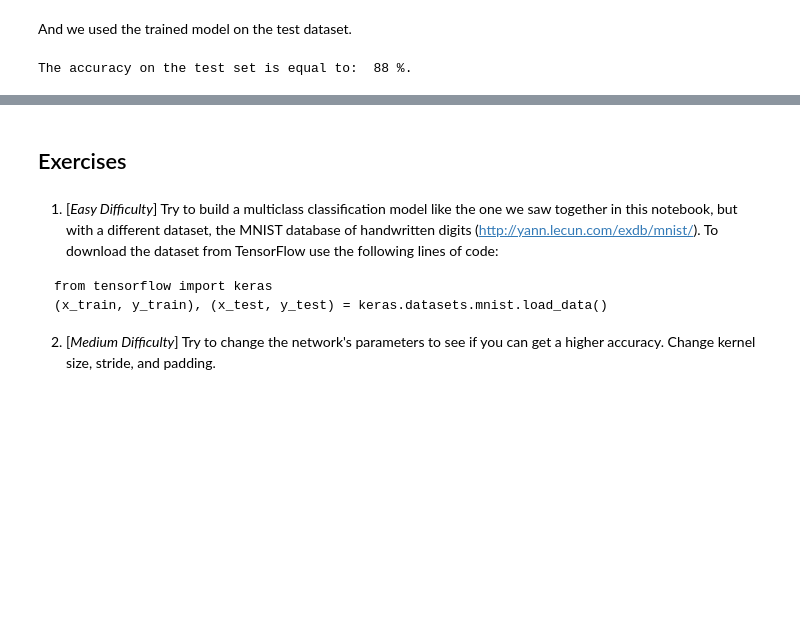
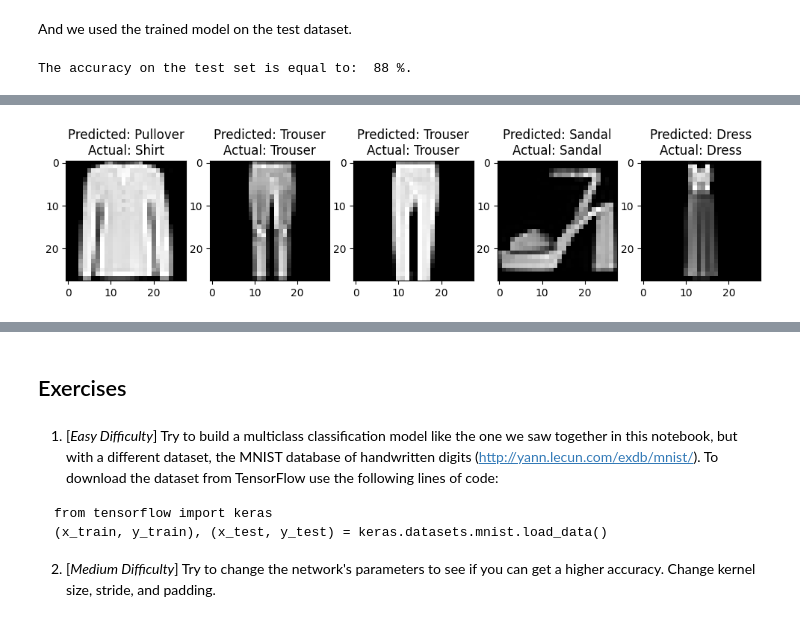
Before and after one commit to Coin-Seeds/HSLU-CASML2-Deep_Learning, a Jupyter notebook: COMPUTER-VISION/0002_multiclass_classification_with_convolutional_neural_networks.ipynb, the cells around one changed output, grey strips where cells are left out. Saved outputs shown, nothing was run; the diff lists cells and outputs as text; code cells hidden in the pictures; blank space fills up the shorter version.

```diff
--- a/COMPUTER-VISION/0002_multiclass_classification_with_convolutional_neural_networks.ipynb
+++ b/COMPUTER-VISION/0002_multiclass_classification_with_convolutional_neural_networks.ipynb
@@ -212,3 +225,19 @@ test_loss, test_accuracy = model.evaluate(data_test_norm, labels_test, verbose =
 print('The accuracy on the test set is equal to: ', int(test_accuracy*100), '%.')
 # %% [output]
 The accuracy on the test set is equal to:  88 %.
+# %%
+np.random.seed(1)
+rand_ids = np.random.permutation(len(data_test))[:5]
+
+plt.figure(figsize=(12, 3))
+for i, rand_id in enumerate(rand_ids):
+  actual_label = labels[testY[rand_id]]
+  predicted_label = np.expand_dims(data_test_norm[rand_id], axis=0)
+  predicted_label = labels[np.argmax(model.predict(predicted_label))]
+
+  plt.subplot(1, len(rand_ids), i+1)
+  plt.title(f"Predicted: {predicted_label}\nActual: {actual_label}")
+  plt.imshow(data_test[rand_id], cmap='gray')
+
+plt.show()
+# %% [output]
@@ -214,0 +249 @@ The accuracy on the test set is equal to:  88 %.
+[figure, added]
```
Also changed, not shown: parts of 11 cells of this notebook.
